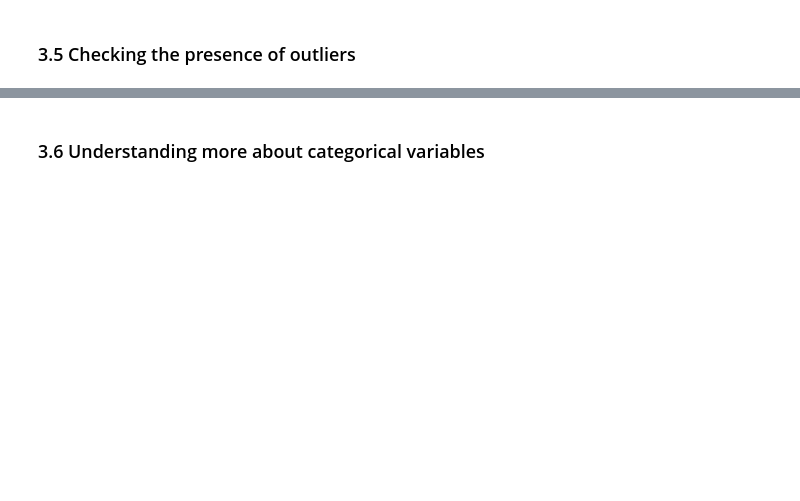
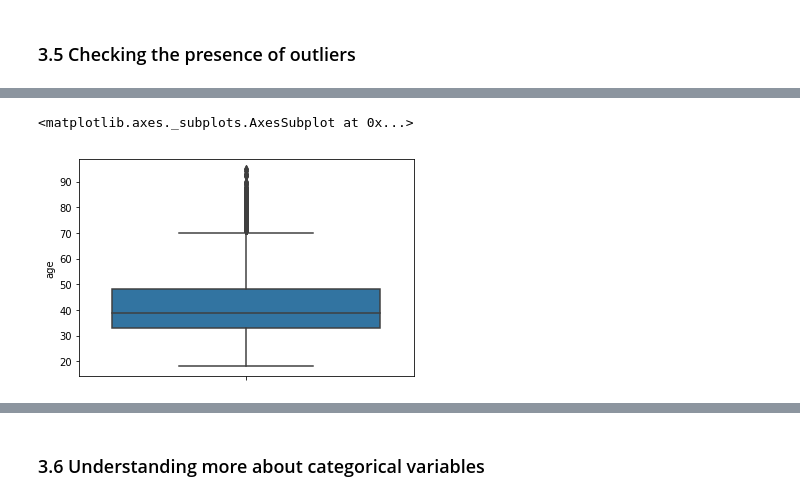
Before and after one commit to rsjain1978/ensemble-ml-systems, a Jupyter notebook: direct-marketing-compaign-bank/compaign.ipynb, the cells around one changed output, grey strips where cells are left out. Cells and saved outputs as stored; diff of their text form; code cells hidden in the pictures; blank space fills up the shorter version.

```diff
--- a/direct-marketing-compaign-bank/compaign.ipynb
+++ b/direct-marketing-compaign-bank/compaign.ipynb
@@ -128,0 +136,8 @@ dtype: int64
+# %%
+sns.boxplot(data_orig['age'], orient='v')
+
+## We see that the age feature has few outlier values. We would need to get a count of these outliers
+## and if it's not a significant count we will remove those outliers
+# %% [output]
+<matplotlib.axes._subplots.AxesSubplot at 0x...>
+[figure, added]
```
Also changed, not shown: parts of 48 cells of this notebook.
